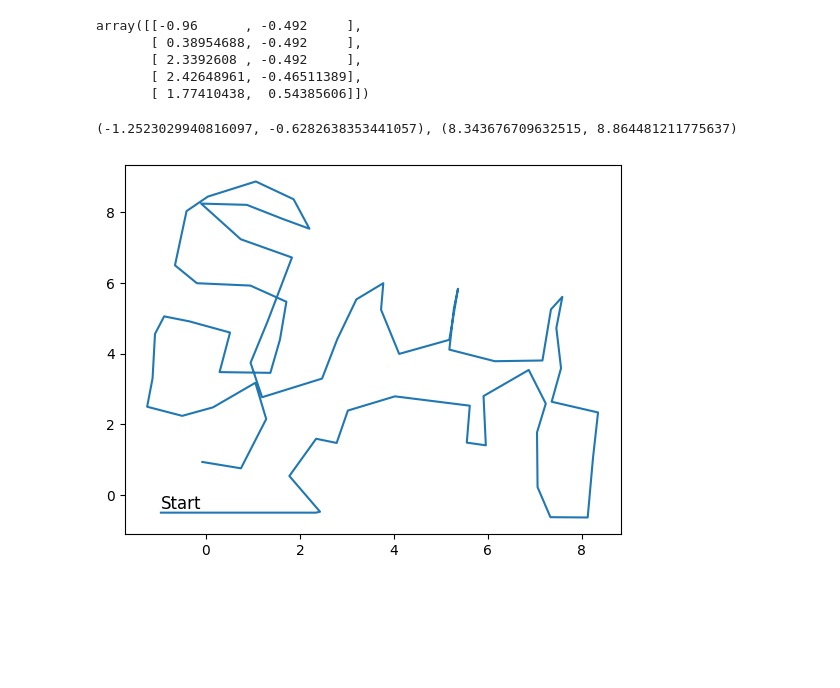
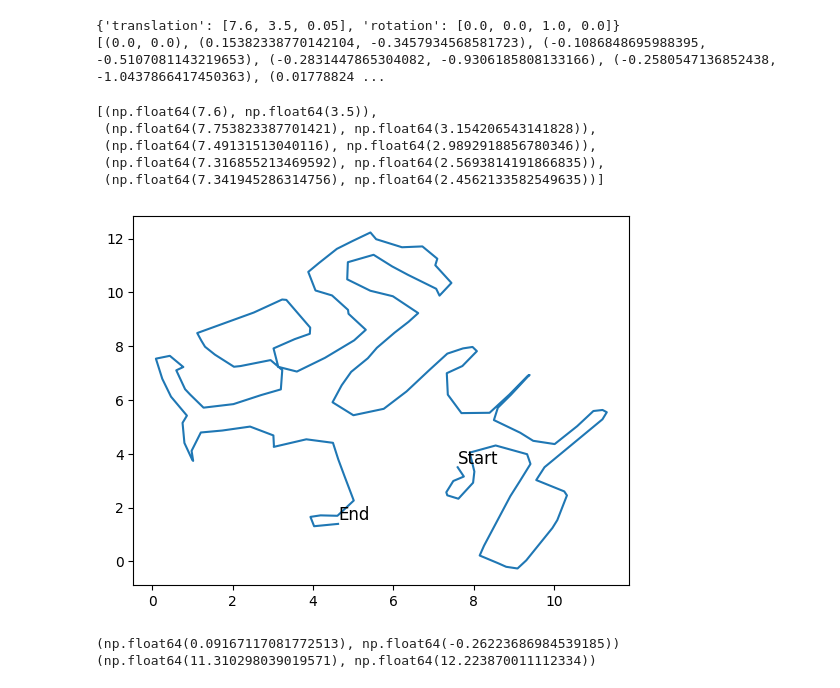
Before and after one commit to soopercooper/f24_robotics, a Jupyter notebook: Homework1/graphing.ipynb, the cells around one changed output. Cells and saved outputs as stored; diff of their text form; code cells hidden in the pictures; blank space fills up the shorter version.

```diff
--- a/Homework1/graphing.ipynb
+++ b/Homework1/graphing.ipynb
@@ -7,6 +0,0 @@ def retrieve_data(file_path):
-# %%
-# Read in the file
-with open("../robot_position.txt", "r") as f:
-    lines = f.readlines()
-    for line in lines[:5]:
-        print(line.strip())
@@ -49,2 +25,12 @@ start
+# %%
+# start, positions = retrieve_data("data/robot_position_(0.96, 0.492, 0.05)_0.txt")
+start, positions = retrieve_data("data/robot_position_(7.6, 3.5, 0.05)_0.txt")
+# start, positions = retrieve_data("data/robot_position_(5.2, 6.0, 0.05)_0.txt")
+# %%
+print(start)
+print(positions)
+# %% [output]
+{'translation': [7.6, 3.5, 0.05], 'rotation': [0.0, 0.0, 1.0, 0.0]}
+[(0.0, 0.0), (0.15382338770142104, -0.3457934568581723), (-0.1086848695988395, -0.5107081143219653), (-0.2831447865304082, -0.9306185808133166), (-0.2580547136852438, -1.0437866417450363), (0.01778824 ...
 # %%
 import numpy as np
@@ -78,17 +71,40 @@ if start:
+# %%
+augmented_positions = orient_positions(start, positions)
 # %%
-data[:5]
+augmented_positions[:5]
 # %% [output]
-array([[-0.96      , -0.492     ],
-       [ 0.38954688, -0.492     ],
-       [ 2.3392608 , -0.492     ],
-       [ 2.42648961, -0.46511389],
-       [ 1.77410438,  0.54385606]])
+[(np.float64(7.6), np.float64(3.5)),
+ (np.float64(7.753823387701421), np.float64(3.154206543141828)),
+ (np.float64(7.49131513040116), np.float64(2.9892918856780346)),
+ (np.float64(7.316855213469592), np.float64(2.5693814191866835)),
+ (np.float64(7.341945286314756), np.float64(2.4562133582549635))]
+# %%
+import matplotlib.pyplot as plt
+import numpy as np
+
+def map_positions(data):
+    data = np.array(data)
+    plt.plot(data[:, 0], data[:, 1])
+    # Label Point 0 as "Start"
+    plt.text(data[0, 0], data[0, 1], "Start", fontsize=12, verticalalignment='bottom')
+    # Label Last Point as "End"
+    plt.text(data[-1, 0], data[-1, 1], "End", fontsize=12, verticalalignment='bottom')
+    plt.show()
+# %%
+map_positions(augmented_positions)
+# %% [output]
+[figure, added]
 # %%
-min_x = min([x for x, y in data])
-max_x = max([x for x, y in data])
-min_y = min([y for x, y in data])
-max_y = max([y for x, y in data])
+min_x = min([x for x, y in augmented_positions])
+max_x = max([x for x, y in augmented_positions])
+min_y = min([y for x, y in augmented_positions])
+max_y = max([y for x, y in augmented_positions])
 
-print(f"({min_x}, {min_y}), ({max_x}, {max_y})")
+bottom_left = (min_x, min_y)
+top_right = (max_x, max_y)
+
+print(bottom_left)
+print(top_right)
 # %% [output]
-(-1.2523029940816097, -0.6282638353441057), (8.343676709632515, 8.864481211775637)
+(np.float64(0.09167117081772513), np.float64(-0.26223686984539185))
+(np.float64(11.310298039019571), np.float64(12.223870011112334))
@@ -97,11 +110,0 @@ print(f"({min_x}, {min_y}), ({max_x}, {max_y})")
-# %%
-import matplotlib.pyplot as plt
-import numpy as np
-
-data = np.array(data)
-plt.plot(data[:, 0], data[:, 1])
-# Label Point 0 as "Start"
-plt.text(data[0, 0], data[0, 1], "Start", fontsize=12, verticalalignment='bottom')
-plt.show()
-# %% [output]
-[figure, removed]
```
Also changed, not shown: parts of 11 cells of this notebook, 5 other files.
